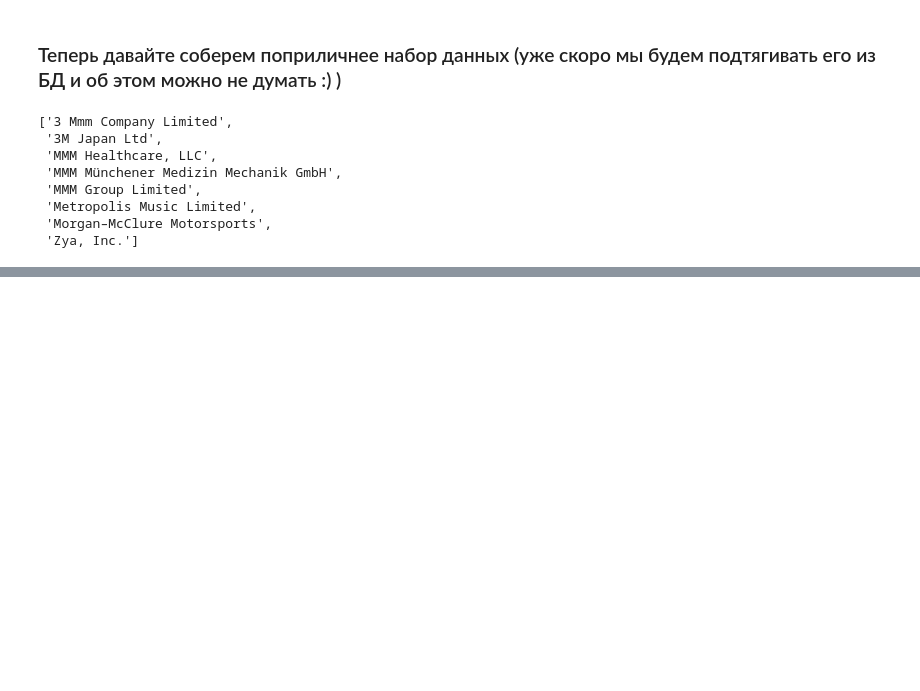
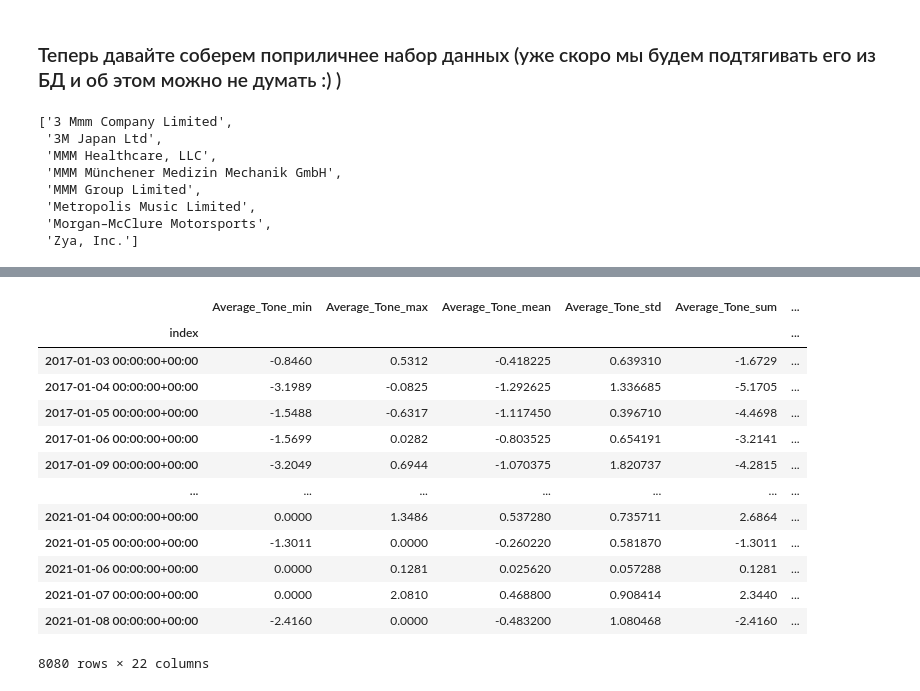
Before and after one commit to comptech-winter-school/stock-news, a Jupyter notebook: DS/catboost_example.ipynb, the cells around one changed output, grey strips where cells are left out. Cells and saved outputs as stored; diff of their text form; code cells hidden in the pictures; blank space fills up the shorter version.

```diff
--- a/DS/catboost_example.ipynb
+++ b/DS/catboost_example.ipynb
@@ -174,7 +173,7 @@ Name: target, dtype: int64
 # %% [markdown]
 ### Теперь давайте соберем поприличнее набор данных (уже скоро мы будем подтягивать его из БД и об этом можно не думать :) )
 # %%
-start_date_tr= '2018-01-01'
+start_date_tr= '2017-01-01'
 end_date_tr='2021-01-10'
 # %%
 dynamic_features = ['Adj Close_percent', 'Average_Tone_sum', 'Article_Count_sum', 'Volume_Intensity_sum', 'Volume_percent']
@@ -298,0 +272,17 @@ FileNotFoundError: [Errno 2] No such file or directory: './data/stocks.csv'
+# %%
+pdf_raw.dropna()
+# %% [output]
+|  | Average_Tone_min | Average_Tone_max | Average_Tone_mean | Average_Tone_std | Average_Tone_sum | ... |
+| index |  |  |  |  |  | ... |
+| 2017-01-03 00:00:00+00:00 | -0.8460 | 0.5312 | -0.418225 | 0.639310 | -1.6729 | ... |
+| 2017-01-04 00:00:00+00:00 | -3.1989 | -0.0825 | -1.292625 | 1.336685 | -5.1705 | ... |
+| 2017-01-05 00:00:00+00:00 | -1.5488 | -0.6317 | -1.117450 | 0.396710 | -4.4698 | ... |
+| 2017-01-06 00:00:00+00:00 | -1.5699 | 0.0282 | -0.803525 | 0.654191 | -3.2141 | ... |
+| 2017-01-09 00:00:00+00:00 | -3.2049 | 0.6944 | -1.070375 | 1.820737 | -4.2815 | ... |
+| ... | ... | ... | ... | ... | ... | ... |
+| 2021-01-04 00:00:00+00:00 | 0.0000 | 1.3486 | 0.537280 | 0.735711 | 2.6864 | ... |
+| 2021-01-05 00:00:00+00:00 | -1.3011 | 0.0000 | -0.260220 | 0.581870 | -1.3011 | ... |
+| 2021-01-06 00:00:00+00:00 | 0.0000 | 0.1281 | 0.025620 | 0.057288 | 0.1281 | ... |
+| 2021-01-07 00:00:00+00:00 | 0.0000 | 2.0810 | 0.468800 | 0.908414 | 2.3440 | ... |
+| 2021-01-08 00:00:00+00:00 | -2.4160 | 0.0000 | -0.483200 | 1.080468 | -2.4160 | ... |
+8080 rows × 22 columns
```
Also changed, not shown: parts of 21 cells of this notebook, 2 other files.
